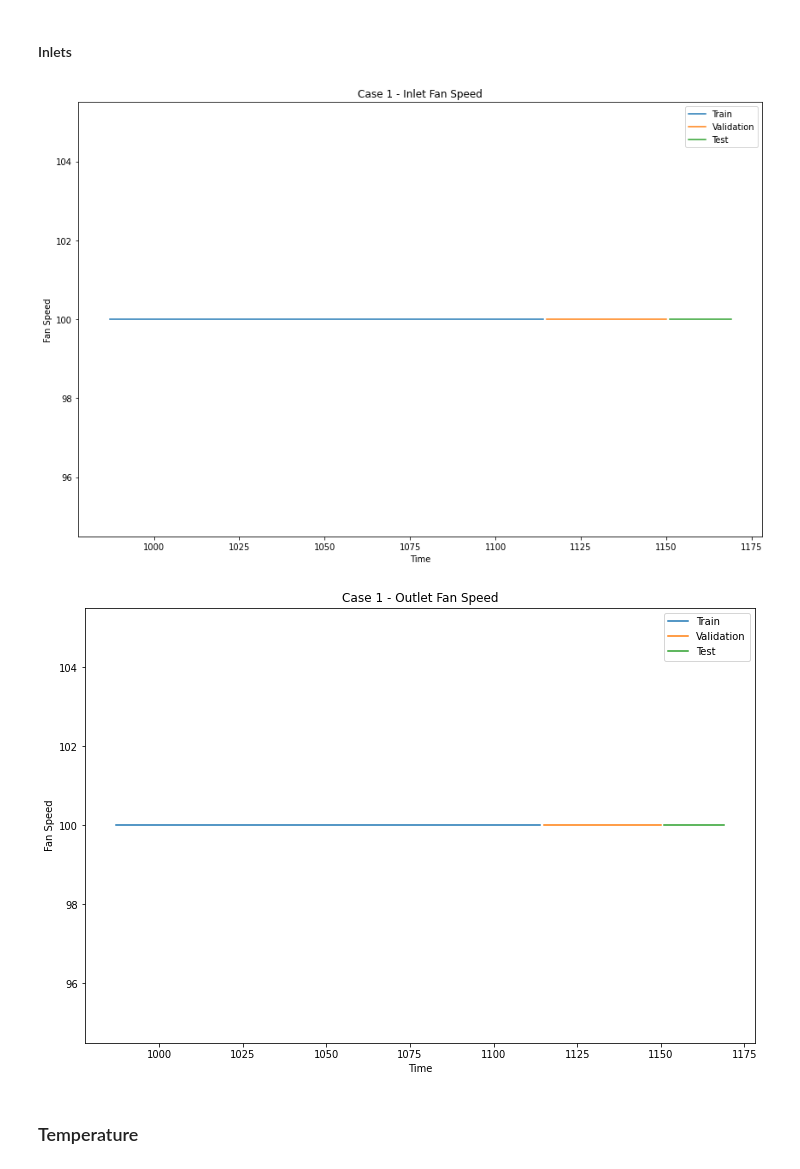
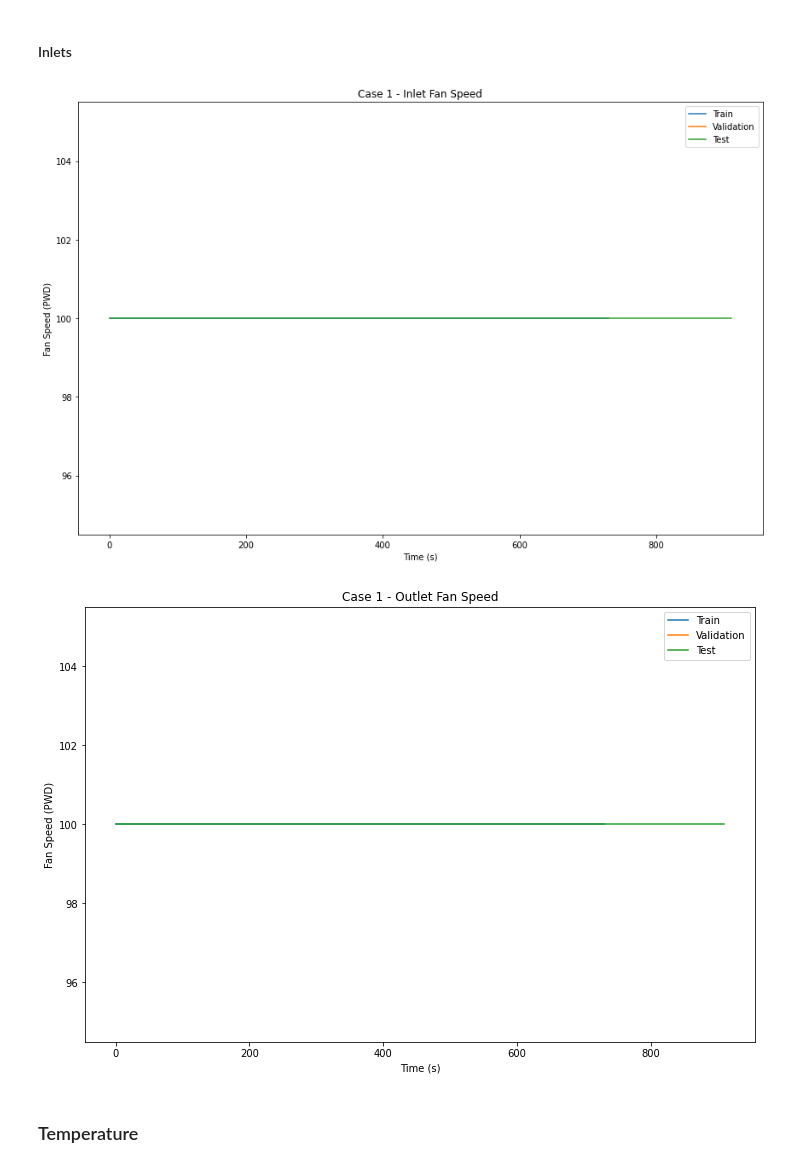
Before and after one commit to drdeleon/rack-temp-pred, a Jupyter notebook: rack-temp-pred/preprocessing.ipynb, the cells around one changed output. Saved outputs shown, nothing was run; the diff lists cells and outputs as text; code cells hidden in the pictures.

```diff
--- a/rack-temp-pred/preprocessing.ipynb
+++ b/rack-temp-pred/preprocessing.ipynb
@@ -3,12 +3,9 @@ import pandas as pd
 import matplotlib.pyplot as plt
 from utils import train_test_val_split
 # %%
-# inlets
-inlets = pd.read_csv("../datasets/all_inlets.csv")
-inlets = inlets.drop(["Time"], axis=1)
+inlets = pd.read_csv("../datasets/all_inlets.csv", index_col="Time")
 inlets = inlets.add_prefix("inlet_")
 
 # outlets
-outlets = pd.read_csv("../datasets/all_outlets.csv")
-outlets = outlets.drop(["Time"], axis=1)
+outlets = pd.read_csv("../datasets/all_outlets.csv", index_col="Time")
 outlets = outlets.add_prefix("outlet_")
@@ -68,7 +99,7 @@ del outlet_cols[:2] # delete 'outlet_Case_id' and 'outlet_fan_speed'
 # %% [markdown]
 ## Case 1
 # %%
-train_c1, test_c1, val_c1 = train_test_val_split(case_1)
+train_c1, test_c1, val_c1 = train_test_val_split(case_1, test_size=1)
 # %% [markdown]
 ### Fan Speed
 # %% [markdown]
@@ -76,18 +107,18 @@ train_c1, test_c1, val_c1 = train_test_val_split(case_1)
 # %%
 fig, ax = plt.subplots(figsize=(12,8))
 train_c1['inlet_fan_speed'].plot(label="Train")
 val_c1['inlet_fan_speed'].plot(label="Validation")
 test_c1['inlet_fan_speed'].plot(label="Test")
 
 plt.title("Case 1 - Inlet Fan Speed")
-plt.xlabel("Time")
-plt.ylabel("Fan Speed")
+plt.xlabel("Time (s)")
+plt.ylabel("Fan Speed (PWD)")
 plt.legend()
 plt.tight_layout()
 
 plt.savefig("../plots/preprocessing/case1_inlet_fan_speed.jpg", dpi=300)
 # %% [output]
-[figure, old version]
+[figure, new version]
 # %%
 fig, ax = plt.subplots(figsize=(12,8))
 train_c1['outlet_fan_speed'].plot(label="Train")
@@ -95,13 +126,13 @@ val_c1['outlet_fan_speed'].plot(label="Validation")
 test_c1['outlet_fan_speed'].plot(label="Test")
 
 plt.title("Case 1 - Outlet Fan Speed")
-plt.xlabel("Time")
-plt.ylabel("Fan Speed")
+plt.xlabel("Time (s)")
+plt.ylabel("Fan Speed (PWD)")
 plt.legend()
 
 plt.savefig("../plots/preprocessing/case1_outlet_fan_speed.jpg", dpi=300)
 # %% [output]
-[figure, old version]
+[figure, new version]
 # %% [markdown]
 ### Temperature
 # %% [markdown]
```
Also changed, not shown: parts of 25 cells of this notebook.
